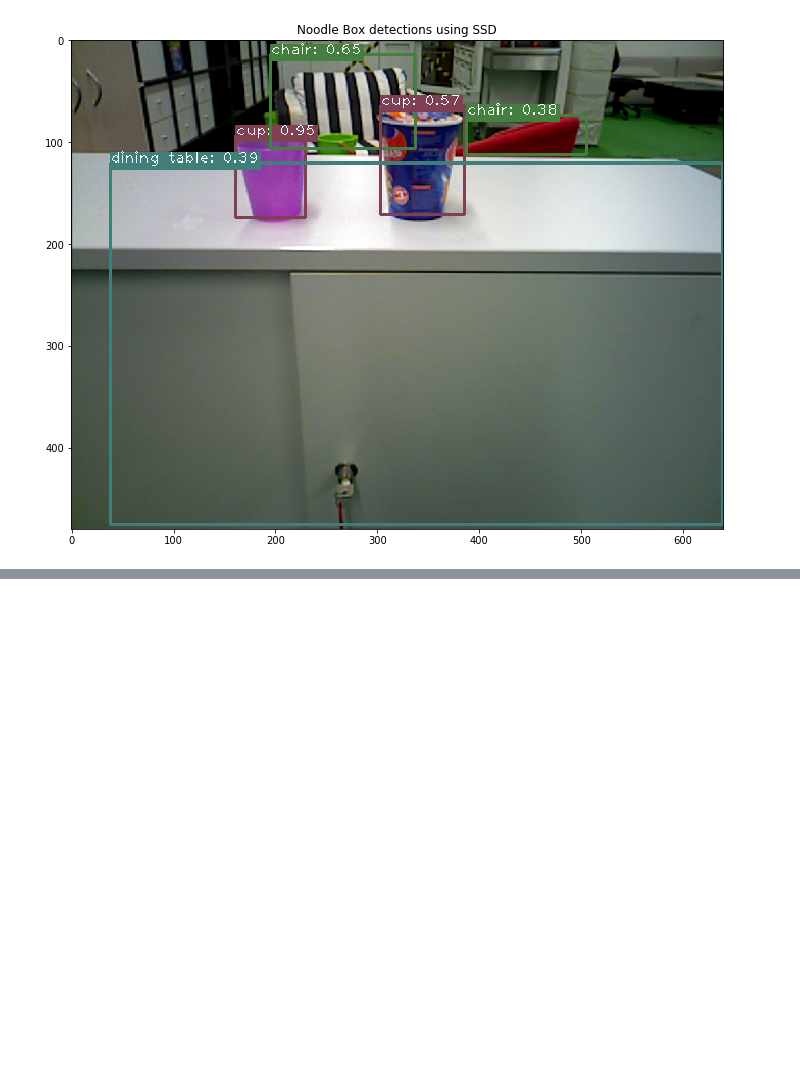
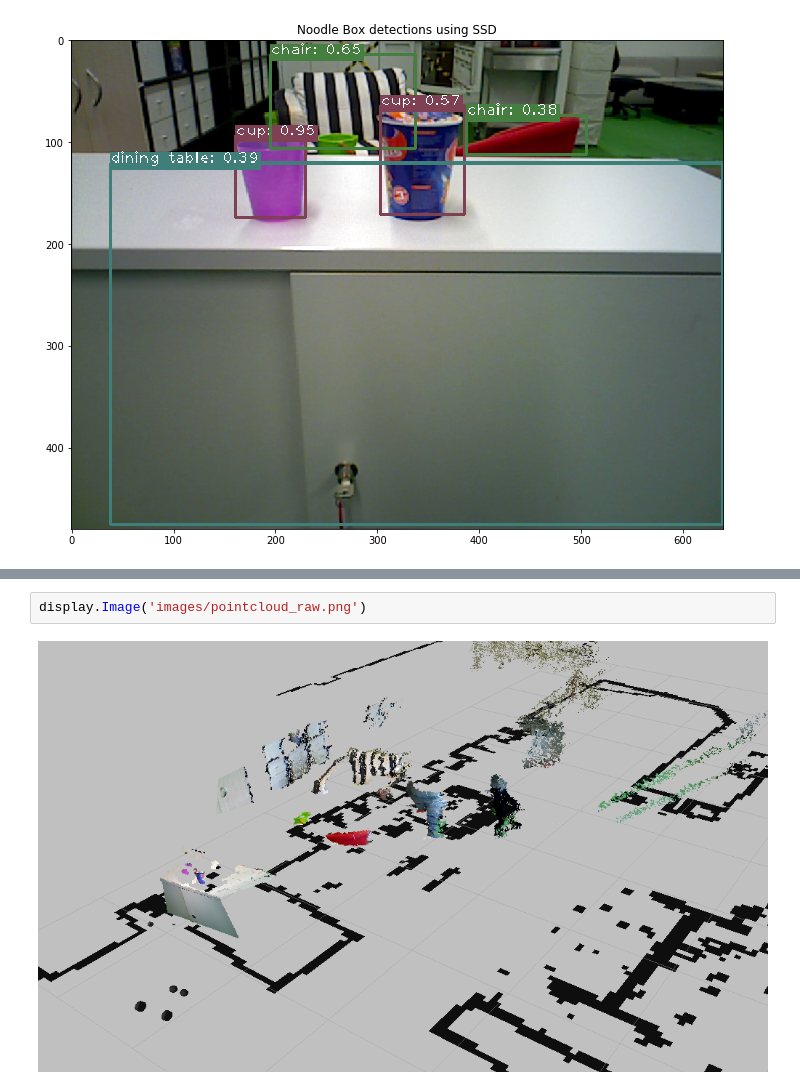
Before and after one commit to b-it-bots/mas_tutorials, a Jupyter notebook: domestic_robotics/perception.ipynb, the cells around one changed output, grey strips where cells are left out. Drawn from its saved outputs; the diff is of its cells as text; blank space fills up the shorter version.

Commit message:
finalize the point cloud processing section

```diff
--- a/domestic_robotics/perception.ipynb
+++ b/domestic_robotics/perception.ipynb
@@ -223,0 +238,4 @@ display_image(ssd_image, 12, 'Noodle Box detections using SSD')
+# %%
+display.Image('images/pointcloud_raw.png')
+# %% [output]
+[figure, added]
```
Also changed, not shown: parts of 11 cells of this notebook, 4 other files.
